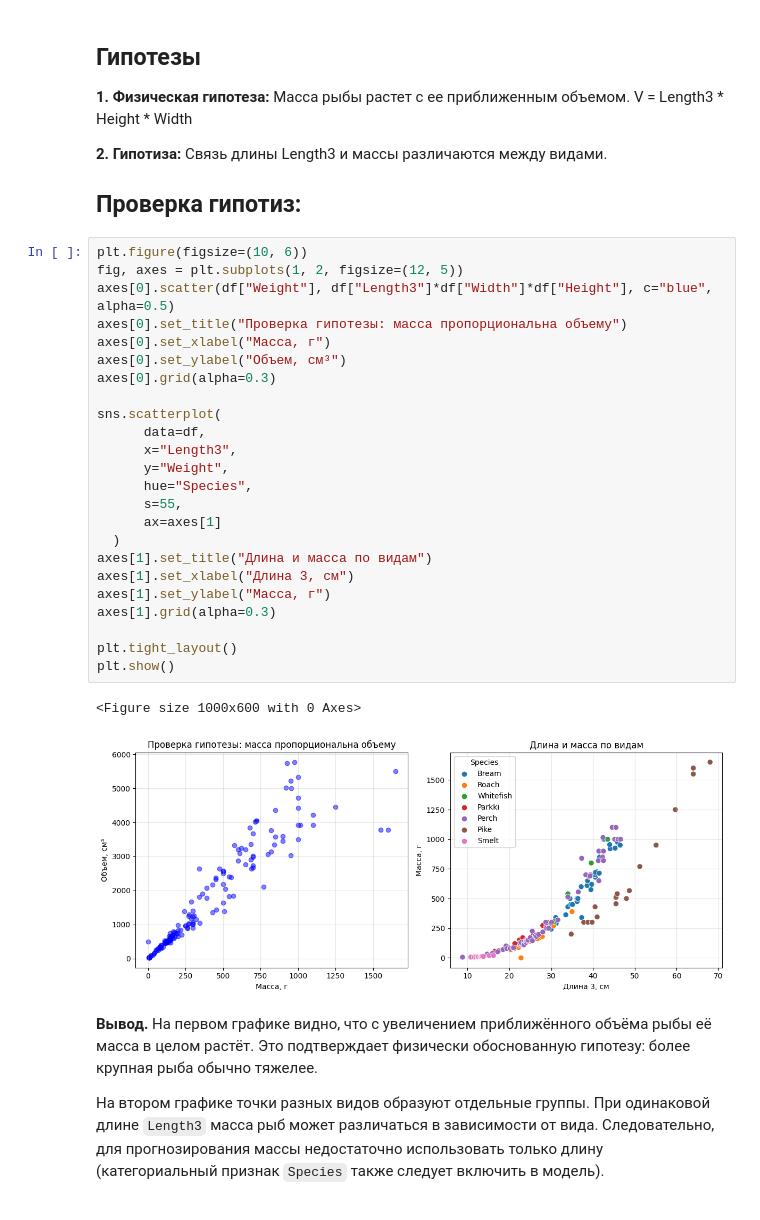
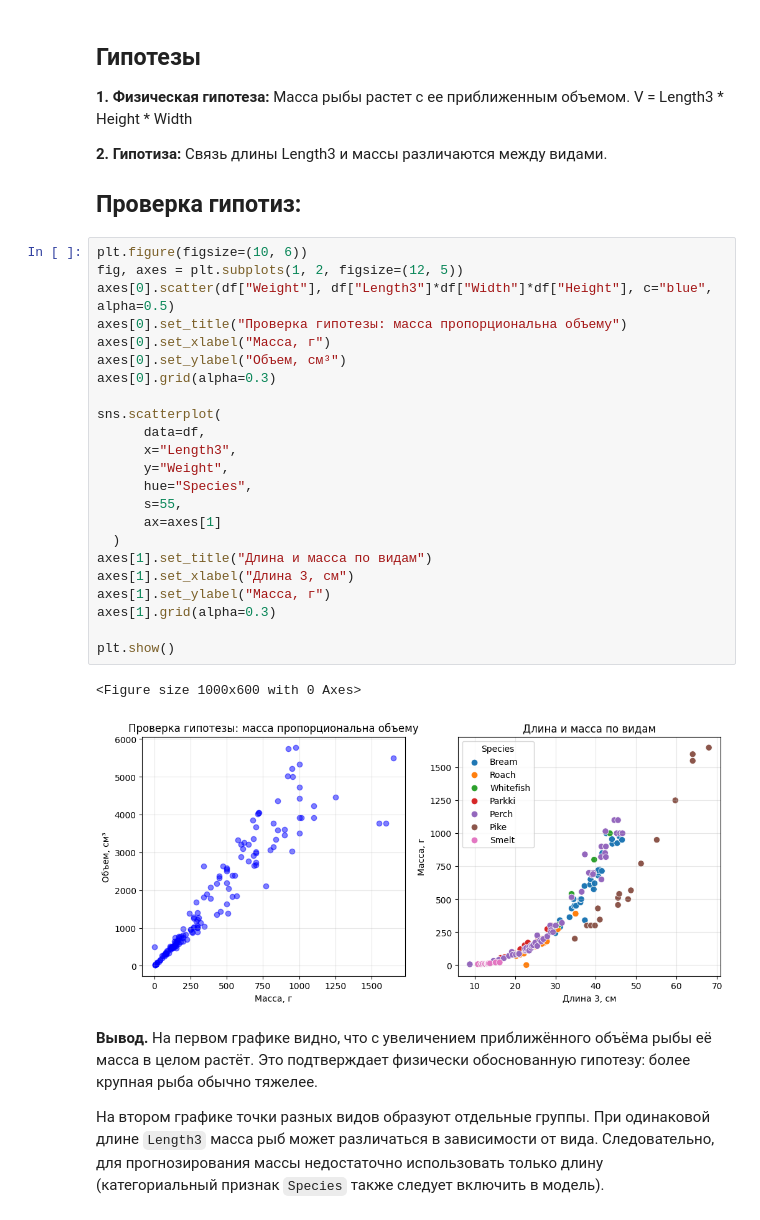
Before and after one commit to KSveselov/lab_3_ai, a Jupyter notebook: lab_1/Fish-Dimensions-Regression-Analysis/notebooks/01-eda.ipynb, the cells around one changed output. Cells and saved outputs as stored; diff of their text form.

```diff
--- a/lab_1/Fish-Dimensions-Regression-Analysis/notebooks/01-eda.ipynb
+++ b/lab_1/Fish-Dimensions-Regression-Analysis/notebooks/01-eda.ipynb
@@ -285,30 +278,29 @@ df["Weight_outlier"] = (df.index.isin(iqr_rows) | df.index.isin(mad_rows))
 # %%
 plt.figure(figsize=(10, 6))
 fig, axes = plt.subplots(1, 2, figsize=(12, 5))
 axes[0].scatter(df["Weight"], df["Length3"]*df["Width"]*df["Height"], c="blue", alpha=0.5)
 axes[0].set_title("Проверка гипотезы: масса пропорциональна объему")
 axes[0].set_xlabel("Масса, г")
 axes[0].set_ylabel("Объем, см³")
 axes[0].grid(alpha=0.3)
 
 sns.scatterplot(
       data=df,
       x="Length3",
       y="Weight",
       hue="Species",
       s=55,
       ax=axes[1]
   )
 axes[1].set_title("Длина и масса по видам")
 axes[1].set_xlabel("Длина 3, см")
 axes[1].set_ylabel("Масса, г")
 axes[1].grid(alpha=0.3)
 
-plt.tight_layout()
 plt.show()
 # %% [output]
 <Figure size 1000x600 with 0 Axes>
-[figure, old version]
+[figure, new version]
 # %% [markdown]
 **Вывод.** На первом графике видно, что с увеличением приближённого объёма рыбы её масса в целом растёт. Это подтверждает физически обоснованную гипотезу: более крупная рыба обычно тяжелее.
 
```
Also changed, not shown: parts of 5 cells of this notebook.
